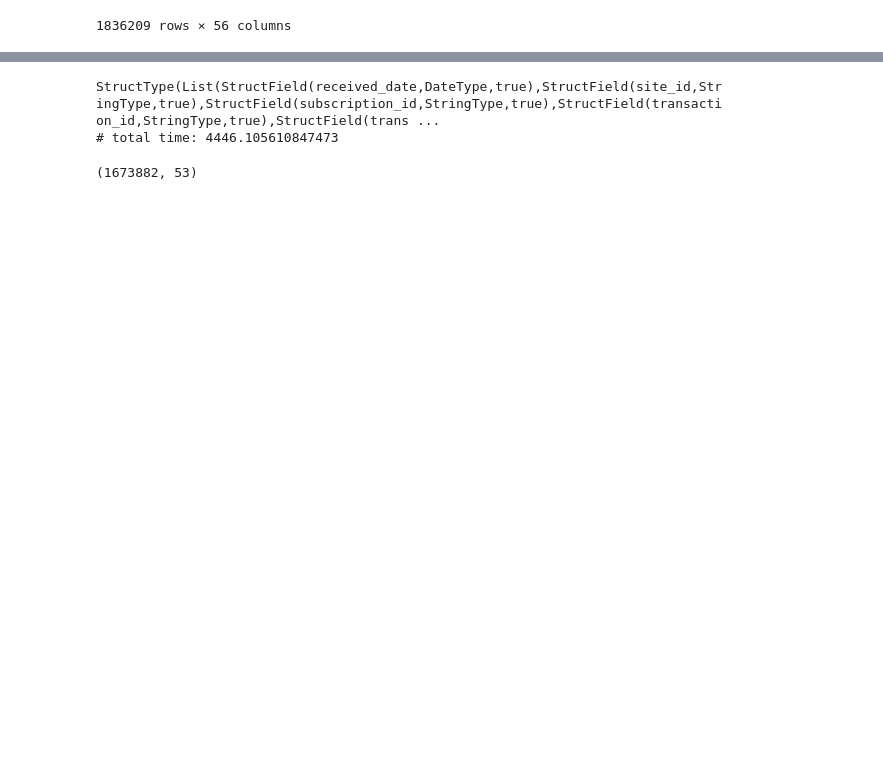
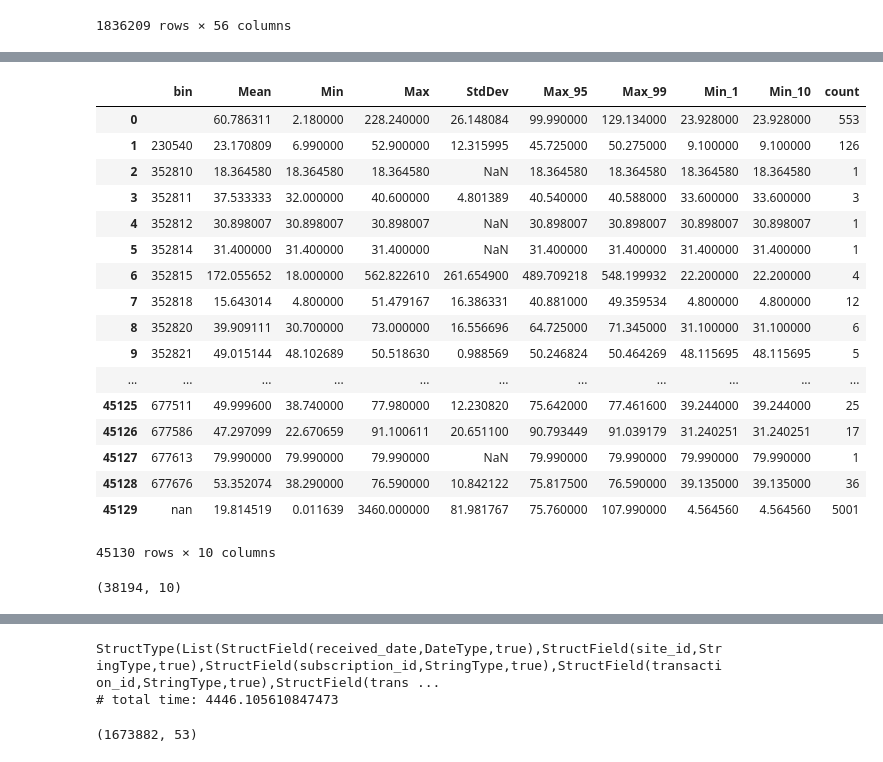
Before and after one commit to songyunlu/ml_training_tool, a Jupyter notebook: best_retry_data_processing_tool.ipynb, the cells around one changed output, grey strips where cells are left out. Drawn from its saved outputs; the diff is of its cells as text; code cells hidden in the pictures; blank space fills up the shorter version.

```diff
--- a/best_retry_data_processing_tool.ipynb
+++ b/best_retry_data_processing_tool.ipynb
@@ -1187,0 +985,30 @@ pdf_all_07[pdf_all_07['subsegment_id'].isin([13865645800, 16460118700, 118157403
+# %%
+grouped = successful_txn['payment_amount_usd'].groupby(successful_txn['bin']).agg([('Mean','mean'), ('Median','median'),('Min','min'),('Max','max'),('StdDev','std'), ('Max_95', lambda x : x.quantile(.95)), ('Max_99', lambda x : x.quantile(.99)), ('Min_1', lambda x : x.quantile(.1)), ('Min_10', lambda x : x.quantile(.10)) , 'count']).reset_index()
+
+bin_profile = grouped[grouped['count'] >= 3]
+bin_profile
+bin_profile.to_csv(WORK_DIR + 'bin_profile.csv')
+bin_profile
+# %% [output]
+|  | bin | Mean | Min | Max | StdDev | Max_95 | Max_99 | Min_1 | Min_10 | count |
+| 0 |  | 60.786311 | 2.180000 | 228.240000 | 26.148084 | 99.990000 | 129.134000 | 23.928000 | 23.928000 | 553 |
+| 1 | 230540 | 23.170809 | 6.990000 | 52.900000 | 12.315995 | 45.725000 | 50.275000 | 9.100000 | 9.100000 | 126 |
+| 2 | 352810 | 18.364580 | 18.364580 | 18.364580 | NaN | 18.364580 | 18.364580 | 18.364580 | 18.364580 | 1 |
+| 3 | 352811 | 37.533333 | 32.000000 | 40.600000 | 4.801389 | 40.540000 | 40.588000 | 33.600000 | 33.600000 | 3 |
+| 4 | 352812 | 30.898007 | 30.898007 | 30.898007 | NaN | 30.898007 | 30.898007 | 30.898007 | 30.898007 | 1 |
+| 5 | 352814 | 31.400000 | 31.400000 | 31.400000 | NaN | 31.400000 | 31.400000 | 31.400000 | 31.400000 | 1 |
+| 6 | 352815 | 172.055652 | 18.000000 | 562.822610 | 261.654900 | 489.709218 | 548.199932 | 22.200000 | 22.200000 | 4 |
+| 7 | 352818 | 15.643014 | 4.800000 | 51.479167 | 16.386331 | 40.881000 | 49.359534 | 4.800000 | 4.800000 | 12 |
+| 8 | 352820 | 39.909111 | 30.700000 | 73.000000 | 16.556696 | 64.725000 | 71.345000 | 31.100000 | 31.100000 | 6 |
+| 9 | 352821 | 49.015144 | 48.102689 | 50.518630 | 0.988569 | 50.246824 | 50.464269 | 48.115695 | 48.115695 | 5 |
+| ... | ... | ... | ... | ... | ... | ... | ... | ... | ... | ... |
+| 45125 | 677511 | 49.999600 | 38.740000 | 77.980000 | 12.230820 | 75.642000 | 77.461600 | 39.244000 | 39.244000 | 25 |
+| 45126 | 677586 | 47.297099 | 22.670659 | 91.100611 | 20.651100 | 90.793449 | 91.039179 | 31.240251 | 31.240251 | 17 |
+| 45127 | 677613 | 79.990000 | 79.990000 | 79.990000 | NaN | 79.990000 | 79.990000 | 79.990000 | 79.990000 | 1 |
+| 45128 | 677676 | 53.352074 | 38.290000 | 76.590000 | 10.842122 | 75.817500 | 76.590000 | 39.135000 | 39.135000 | 36 |
+| 45129 | nan | 19.814519 | 0.011639 | 3460.000000 | 81.981767 | 75.760000 | 107.990000 | 4.564560 | 4.564560 | 5001 |
+45130 rows × 10 columns
+# %%
+bin_profile.shape #(32272, 10)  33436
+# %% [output]
+(38194, 10)
```
Also changed, not shown: parts of 118 cells of this notebook, 9 other files.
